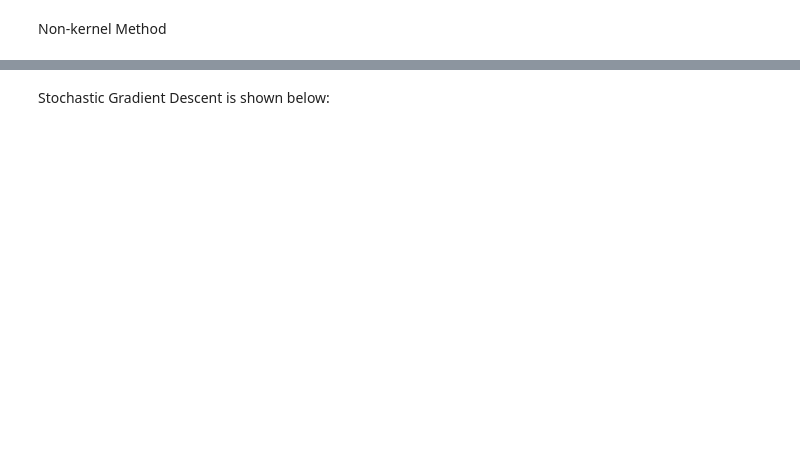
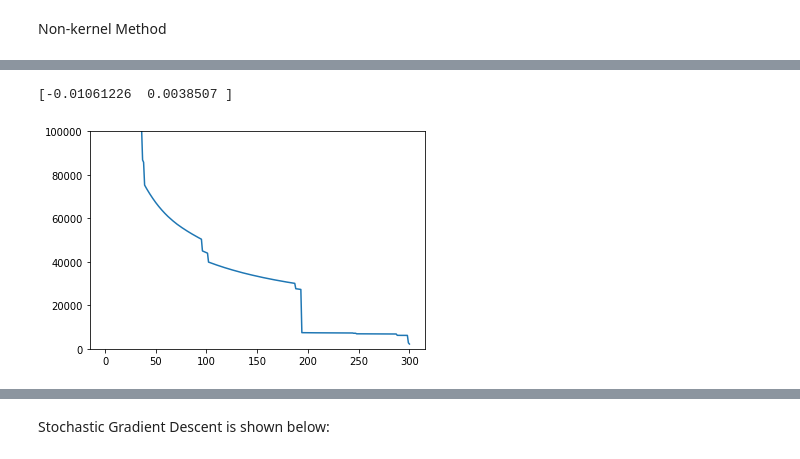
Before and after one commit to waystogetthere/Multi-task_Kernel_learning_Algorithm, a Jupyter notebook: Single-Task_1-Constraint_Kernel.ipynb, the cells around one changed output, grey strips where cells are left out. Saved outputs shown, nothing was run; the diff lists cells and outputs as text; code cells hidden in the pictures; blank space fills up the shorter version.

```diff
--- a/Single-Task_1-Constraint_Kernel.ipynb
+++ b/Single-Task_1-Constraint_Kernel.ipynb
@@ -71,0 +73,26 @@ print(np.sum(Y * X.dot(w) >= 1) / NUM_EMPLOYEES)
+# %%
+loss_list = []
+w = np.zeros(NUM_FEATURES)
+for t in range(1, max_iteration + 1):
+    eta = 1 / ( t * weight_decay )
+
+    index = int(np.random.rand() * NUM_TRAIN)  # select one sample from training set randomly.
+
+    x = X_train[index]
+    y = Y_train[index]
+
+    if 1 -y * x.dot(w) > 0:
+        temp_w = w - w/t + eta *  y * x
+    else:
+        temp_w = w - w/t
+    result = Y_train * X_train.dot(temp_w)
+    mask = result < 0
+    loss = LA.norm(w) + np.sum(result < 0) - np.sum(result[mask])
+    if t == 1 or loss < loss_list[-1]:
+        loss_list.append(loss)
+        w = temp_w
+
+    if t % 2000 == 0:
+        print(" At Iter", t)
+        print(" the training acc is: ", np.sum(Y_train * X_train.dot(w) > 0) / NUM_TRAIN)
+        print(" the val acc is: ", np.sum(Y_val * X_val.dot(w) > 0 ) / NUM_VAL)
@@ -71,0 +117,8 @@ print(np.sum(Y * X.dot(w) >= 1) / NUM_EMPLOYEES)
+# %%
+plt.plot(range(len(loss_list)), loss_list)
+plt.ylim(0,1e5)
+# print(loss_list)
+print(w)
+# %% [output]
+[-0.01061226  0.0038507 ]
+[figure, added]
```
Also changed, not shown: parts of 13 cells of this notebook.
